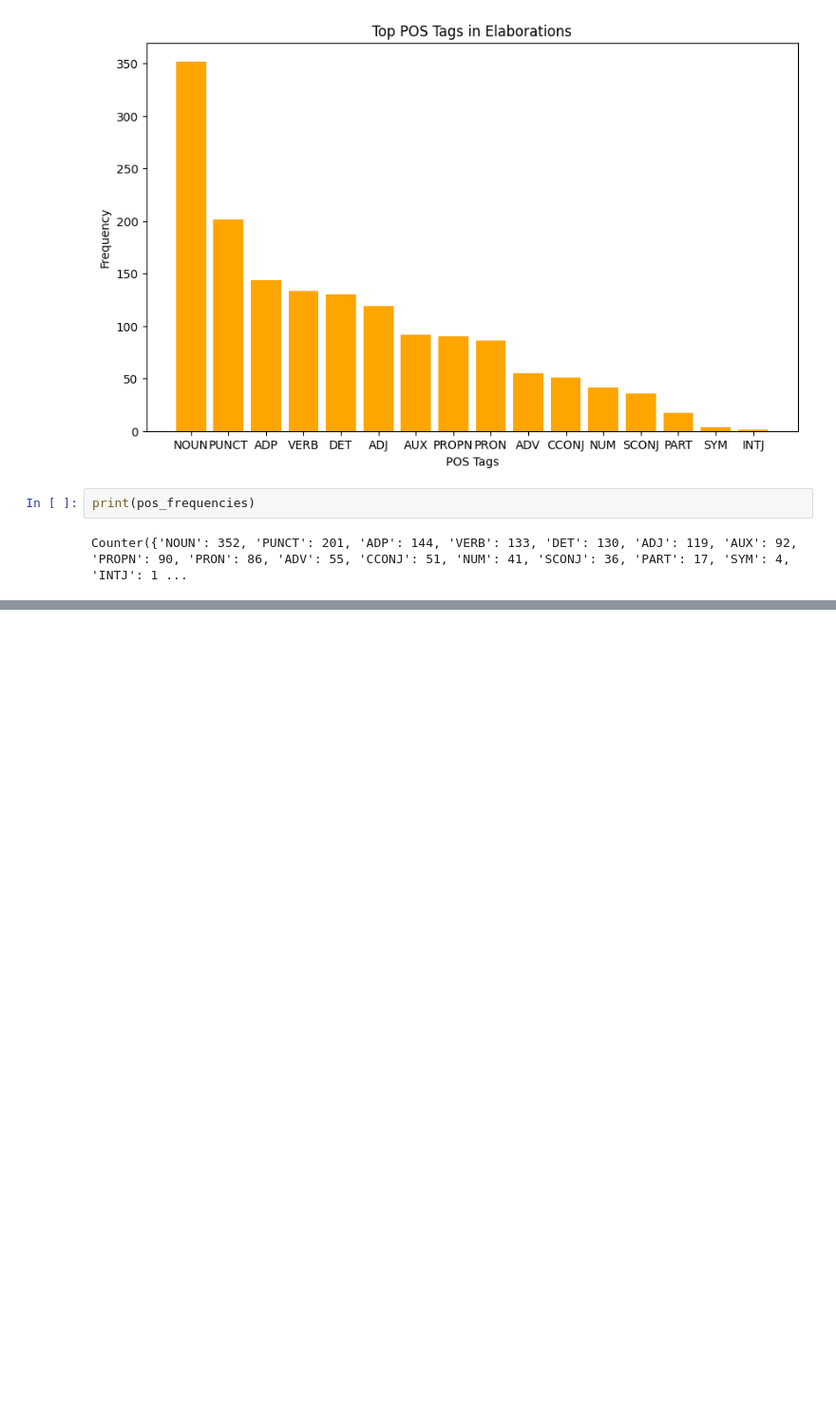
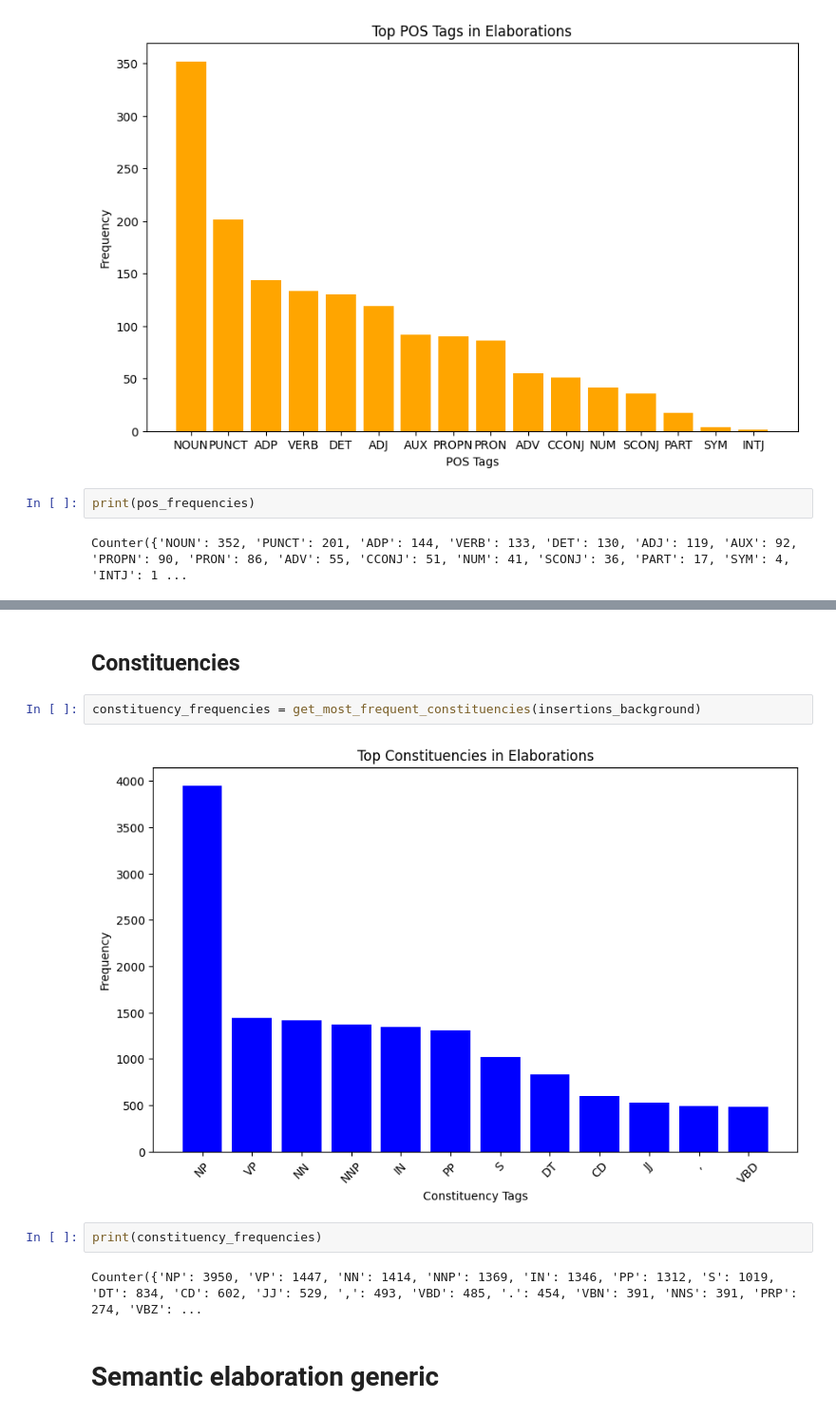
Before and after one commit to martgru/ElabSimp, a Jupyter notebook: main/swipe-elaborations.ipynb, the cells around one changed output, grey strips where cells are left out. Shown at 95% size. Cells and saved outputs as stored; diff of their text form; blank space fills up the shorter version.

```diff
--- a/main/swipe-elaborations.ipynb
+++ b/main/swipe-elaborations.ipynb
@@ -578,0 +809,12 @@ Counter({'NOUN': 352, 'PUNCT': 201, 'ADP': 144, 'VERB': 133, 'DET': 130, 'ADJ':
+# %% [markdown]
+## Constituencies
+# %%
+constituency_frequencies = get_most_frequent_constituencies(insertions_background)
+# %% [output]
+[figure, added]
+# %%
+print(constituency_frequencies)
+# %% [output]
+Counter({'NP': 3950, 'VP': 1447, 'NN': 1414, 'NNP': 1369, 'IN': 1346, 'PP': 1312, 'S': 1019, 'DT': 834, 'CD': 602, 'JJ': 529, ',': 493, 'VBD': 485, '.': 454, 'VBN': 391, 'NNS': 391, 'PRP': 274, 'VBZ': ...
+# %% [markdown]
+# Semantic elaboration generic
```
Also changed, not shown: parts of 36 cells of this notebook.
